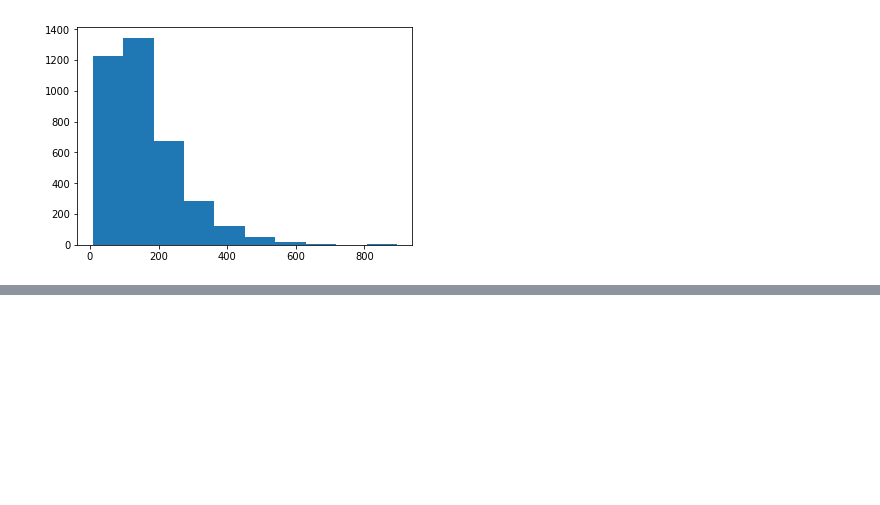
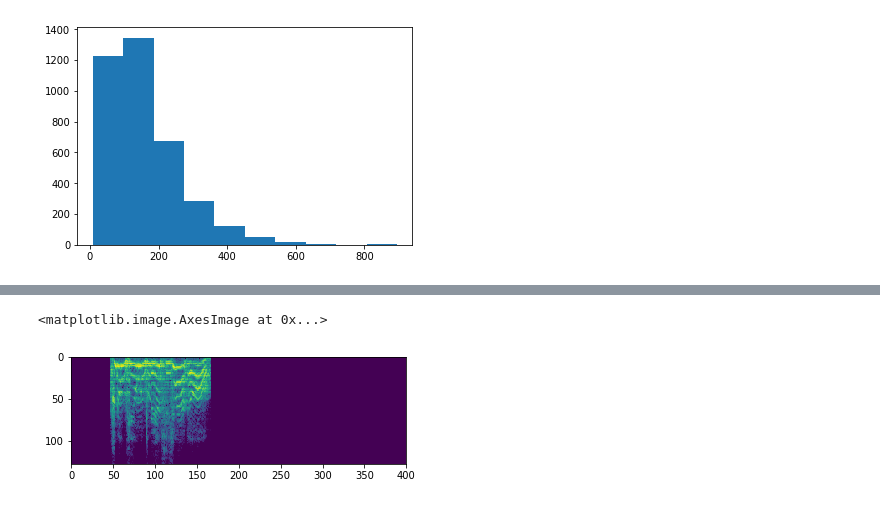
Before and after one commit to SeongwoongCho/Multimodal-Emotional-Recognition, a Jupyter notebook: src/eda.ipynb, the cells around one changed output, grey strips where cells are left out. Drawn from its saved outputs; the diff is of its cells as text; code cells hidden in the pictures; blank space fills up the shorter version.

```diff
--- a/src/eda.ipynb
+++ b/src/eda.ipynb
@@ -35,0 +45,14 @@ print(np.max(lens))
+# %%
+transform = albumentations.Compose(
+    [
+        albumentations.PadIfNeeded(min_height = 128, min_width = 600,border_mode = 0),
+        albumentations.RandomCrop(height = 128, width = 400),
+        albumentations.RandomBrightnessContrast(brightness_limit = 0.2,contrast_limit = 0.2, p = 1),
+#                albumentations.Normalize(mean=mean, std=std,max_pixel_value = 1.0)
+    ]
+)
+# %%
+plt.imshow(transform(image = x[...,np.newaxis])['image'][...,-1])
+# %% [output]
+<matplotlib.image.AxesImage at 0x...>
+[figure, added]
```
Also changed, not shown: parts of 3 cells of this notebook, 11 other files.
